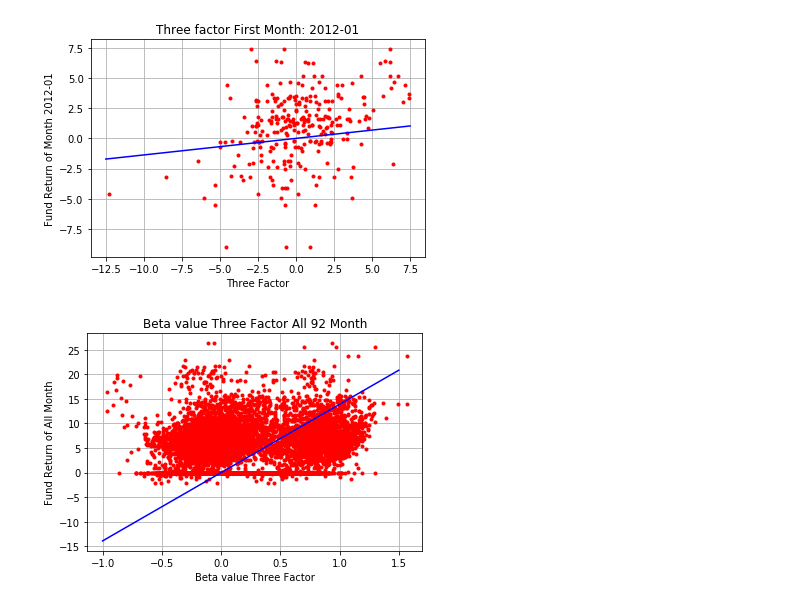
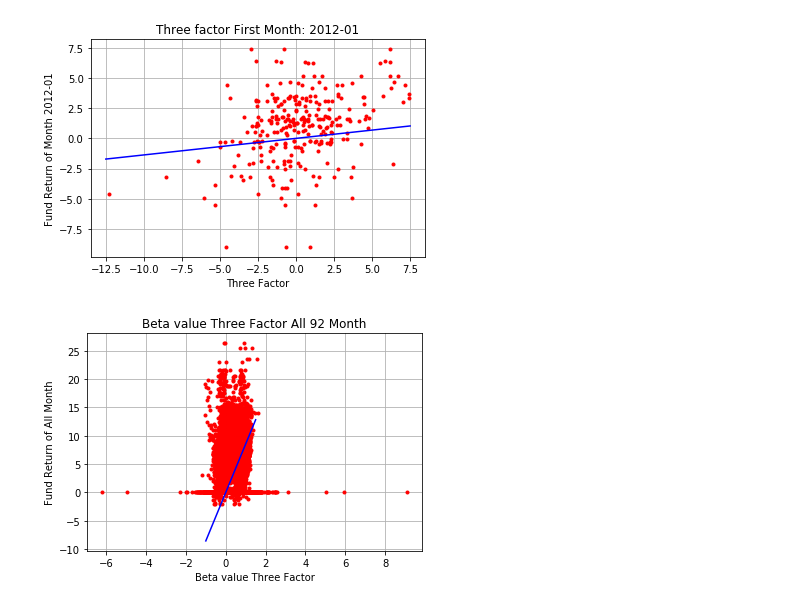
Before and after one commit to YuxuanSnow/BA_The-Impact-of-Portofolio, a Jupyter notebook: Regression1.ipynb, the cells around one changed output. Cells and saved outputs as stored; diff of their text form; code cells hidden in the pictures.

Commit message:
all 0 return item is ignored

```diff
--- a/Regression1.ipynb
+++ b/Regression1.ipynb
@@ -60,12 +74,9 @@ for i in range(1,table_mom_factors.nrows):
 # %%
-f_it = []
-r_it = []
 beta_value = []
 
-f_it = mkt_rf
+#example for how to do the regression on beta
 
-#example for how to do the regression on beta
-r_it = predata_FundReturn_1
+f_it, r_it = remove_nan(mkt_rf, predata_FundReturn_1)
 
 polynom1 = np.polyfit(f_it, r_it, 1)
 x1 = np.linspace(-12.5, 7.5, 92)
@@ -81,13 +92,15 @@ plt.pause(.5)
 
 #Totoally 3276 beta value in the array
 for i in range(1,3277):
-    r_it = locals()['predata_FundReturn_'+str(i)]
+    f_it, r_it = remove_nan(mkt_rf, locals()['predata_FundReturn_'+str(i)])
     regression_1 = np.polyfit(f_it, r_it, 1)
     beta_value.append(regression_1[0])
 # %% [output]
 [figure]
 # %%
 #split the table: totally 92 arrays, which include all Fund values in every single month
+lambda_value = []
+
 for i in range(0,92):
     locals()['return_AMFund_'+str(i+1)] = []
 
@@ -96,12 +109,13 @@ for x in range(0,92):
         locals()['return_AMFund_'+str(x+1)].append(locals()['predata_FundReturn_'+str(y+1)][x])
 
 #example for how to do the regression on lambda
+f_it, r_it = remove_nan(beta_value, return_AMFund_1)
 
-polynom2 = np.polyfit(beta_value, return_AMFund_1, 1)
-x2 = np.linspace(0.0, 2.0, 3276)
+polynom2 = np.polyfit(f_it, r_it, 1)
+x2 = np.linspace(0, 2, 3276)
 y2 = [polynom2[0]*ix + polynom2[1] for ix in x2]
 plt.cla()
-plt.plot(beta_value, return_AMFund_1, ".r")
+plt.plot(f_it, r_it, ".r")
 plt.plot(x2, y2, "-b")
 plt.grid(True)
 plt.title("Factor Loading First Month: 2012-01")
@@ -109,10 +123,11 @@ plt.xlabel("beta_value")
 plt.ylabel("Fund Return of All Month")
 plt.pause(.5)
 
+
 #Totoally 92 months to caculate the lambda
-lambda_value = []
 
 for i in range(0,92):
-    regression_2 = np.polyfit(beta_value, locals()['return_AMFund_'+str(i+1)], 1)
+    f_it, r_it = remove_nan(beta_value, locals()['return_AMFund_'+str(i+1)])
+    regression_2 = np.polyfit(f_it, r_it, 1)
     lambda_value.append(regression_2[0])
 # %% [output]
@@ -136,10 +151,11 @@ for i in range(0,92):
     three_factor.append(three_son)
 
 #example for how to do the multivariate regression on beta
-r_it = predata_FundReturn_1
+
+f_it, r_it = remove_nan(three_factor, predata_FundReturn_1)
 
 reg = linear_model.LinearRegression()
-reg.fit(three_factor, r_it)
+reg.fit(f_it, r_it)
 polynom3 = reg.coef_
 
 x3 = np.linspace(-12.5, 7.5, 92)
@@ -155,11 +171,12 @@ plt.xlabel("Three Factor")
 plt.ylabel("Fund Return of Month 2012-01")
 plt.pause(.5)
 
+
 #Totoally 3276 beta value in the array
 for i in range(1,3277):
-    r_it = locals()['predata_FundReturn_'+str(i)]
     reg = linear_model.LinearRegression()
-    reg.fit(three_factor, r_it)
+    f_it, r_it = remove_nan(three_factor, locals()['predata_FundReturn_'+str(i)])
+    reg.fit(f_it, r_it)
     regression_3 = reg.coef_
     beta_value_three_factor.append(regression_3)
 # %% [output]
@@ -167,36 +184,37 @@ for i in range(1,3277):
 # %%
 #multiple variable regression on lambda
 lambda_value_three_factor = []
 
 #example for how to do the multivariate regression on lambda
 reg = linear_model.LinearRegression()
-reg.fit(beta_value_three_factor, return_AMFund_1)
+f_it, r_it = remove_nan(beta_value_three_factor, return_AMFund_1)
+reg.fit(f_it, r_it)
 polynom4 = reg.coef_
 
 x4 = np.linspace(-1.0, 1.5, 3276)
 y4 = [polynom4[0]*ix + polynom4[1]*ix + polynom4[2]*ix for ix in x4]
 plt.cla()
 for i in range(0,3276):
     plt.plot(beta_value_three_factor[i][0], return_AMFund_1[i], ".r")
     plt.plot(beta_value_three_factor[i][1], return_AMFund_1[i], ".r")
     plt.plot(beta_value_three_factor[i][2], return_AMFund_1[i], ".r")
 plt.plot(x4, y4, "-b")
 plt.grid(True)
 plt.title("Beta value Three Factor All 92 Month")
 plt.xlabel("Beta value Three Factor")
 plt.ylabel("Fund Return of All Month")
 plt.pause(.5)
 
+
 #Totoally 92 months to caculate the lambda
-lambda_value_three_factor = []
-
 for i in range(0,92):
     reg = linear_model.LinearRegression()
-    reg.fit(beta_value_three_factor, locals()['return_AMFund_'+str(i+1)])
+    f_it, r_it = remove_nan(beta_value_three_factor, locals()['return_AMFund_'+str(i+1)])
+    reg.fit(f_it, r_it)
     regression_4 = reg.coef_
     lambda_value_three_factor.append(regression_4)
 # %% [output]
-[figure, old version]
+[figure, new version]
 # %%
 #calculate the performace by (return - rf- lambda*beta) using three factors
 for i in range(0,3276):
```
Also changed, not shown: parts of 8 cells of this notebook, 2 other files.
